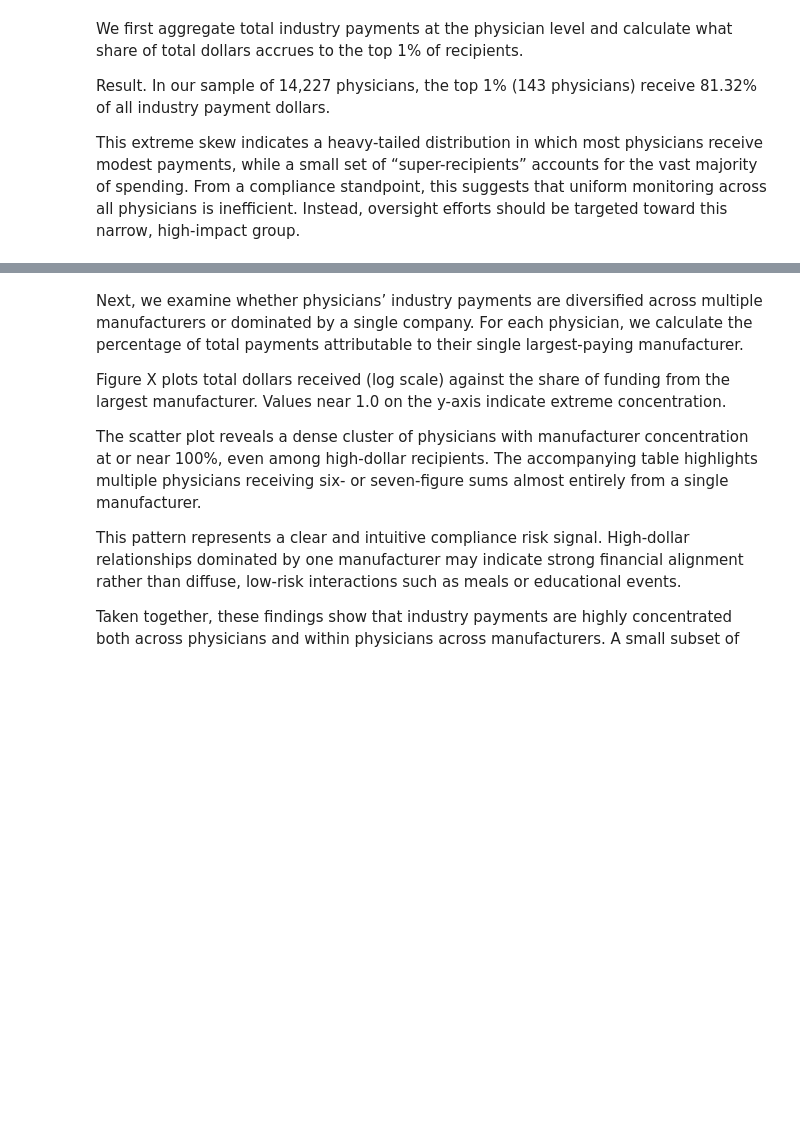
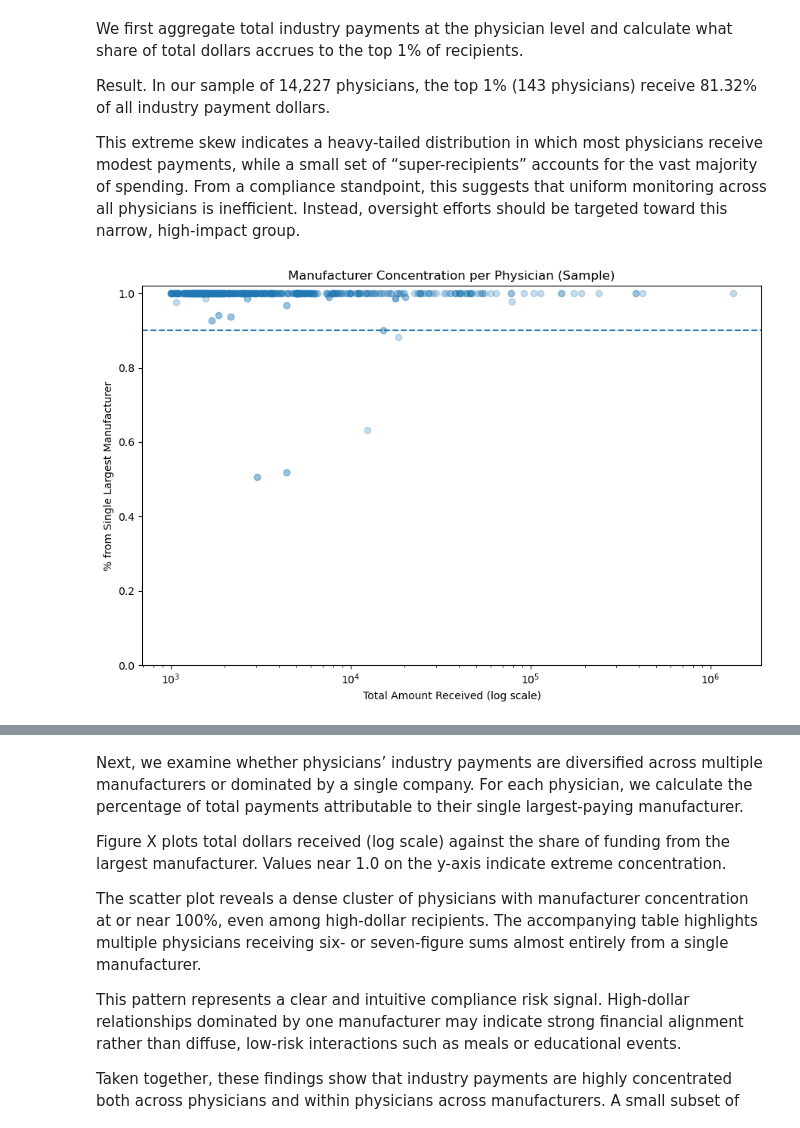
Before and after one commit to deyuz003/busn32120_midtermgroup18, a Jupyter notebook: analysis.ipynb, the cells around one changed output, grey strips where cells are left out. Saved outputs shown, nothing was run; the diff lists cells and outputs as text; code cells hidden in the pictures; blank space fills up the shorter version.

```diff
--- a/analysis.ipynb
+++ b/analysis.ipynb
@@ -563,4 +564,4 @@ print("Wrote:", sample_path)
 # %%
-df = pd.read_csv(sample_path, low_memory=False)
-print(df.shape)
-df.head()
+p4_df = pd.read_csv(sample_path, low_memory=False)
+print(p4_df.shape)
+p4_df.head()
@@ -572,7 +582,7 @@ Finally, we examine whether industry payments are broadly distributed across phy
 Due to computational constraints, this phase was conducted on a streamed local sample of the Open Payments dataset. The methodology scales directly to the full dataset and is intended to illustrate compliance-relevant patterns.
 # %%
 # 1) Keep only Phase 4 columns (lightweight)
-df = df[
+p4_df = p4_df[
     ["Covered_Recipient_NPI",
      "Total_Amount_of_Payment_USDollars",
      "Applicable_Manufacturer_or_Applicable_GPO_Making_Payment_Name",
@@ -583,7 +593,7 @@ df = df[
 ].copy()
 
 # 2) Rename to simple names
-df = df.rename(columns={
+p4_df = p4_df.rename(columns={
     "Covered_Recipient_NPI": "recipient_id",
     "Total_Amount_of_Payment_USDollars": "payment_amount",
     "Applicable_Manufacturer_or_Applicable_GPO_Making_Payment_Name": "manufacturer",
@@ -594,15 +604,15 @@ df = df.rename(columns={
 })
 
 # 3) Clean
-df["payment_amount"] = pd.to_numeric(df["payment_amount"], errors="coerce")
-df = df.dropna(subset=["recipient_id", "payment_amount", "manufacturer"])
-df = df[df["payment_amount"] > 0].copy()
+p4_df["payment_amount"] = pd.to_numeric(p4_df["payment_amount"], errors="coerce")
+p4_df = p4_df.dropna(subset=["recipient_id", "payment_amount", "manufacturer"])
+p4_df = p4_df[p4_df["payment_amount"] > 0].copy()
 
 # Optional: keep only physicians (recommended for our writeup)
-df = df[df["recipient_type"].astype(str).str.contains("Physician", case=False, na=False)].copy()
+p4_df = p4_df[p4_df["recipient_type"].astype(str).str.contains("Physician", case=False, na=False)].copy()
 
 # Add name column
-df["recipient_name"] = (df["first_name"].fillna("").astype(str).str.strip() + " " +
-                        df["last_name"].fillna("").astype(str).str.strip()).str.strip()
+p4_df["recipient_name"] = (p4_df["first_name"].fillna("").astype(str).str.strip() + " " +
+                        p4_df["last_name"].fillna("").astype(str).str.strip()).str.strip()
 
-df.shape, df.head()
+p4_df.shape, p4_df.head()
@@ -652,7 +644,7 @@ This extreme skew indicates a heavy-tailed distribution in which most physicians
 import matplotlib.pyplot as plt
 
 pm = (
-    df.groupby(["recipient_id", "manufacturer"], as_index=False)
+    p4_df.groupby(["recipient_id", "manufacturer"], as_index=False)
       .agg(amount_from_mfr=("payment_amount", "sum"))
 )
 
@@ -660,31 +652,33 @@ totals = pm.groupby("recipient_id", as_index=False)["amount_from_mfr"].sum().ren
 top_source = pm.sort_values(["recipient_id","amount_from_mfr"], ascending=[True, False]).drop_duplicates("recipient_id")
 top_source = top_source.rename(columns={"manufacturer":"top_manufacturer", "amount_from_mfr":"top_manufacturer_amount"})
 
 conc = totals.merge(top_source[["recipient_id","top_manufacturer","top_manufacturer_amount"]], on="recipient_id", how="left")
 conc["pct_from_top_manufacturer"] = conc["top_manufacturer_amount"] / conc["total_received"]
 
 # add names
-name_map = df[["recipient_id","recipient_name"]].drop_duplicates()
+name_map = p4_df[["recipient_id","recipient_name"]].drop_duplicates()
 conc = conc.merge(name_map, on="recipient_id", how="left")
 
 # Scatter plot
 min_total = 1000  # raise to 5000 if too many points
 plot_df = conc[conc["total_received"] >= min_total].copy()
 
 plt.figure(figsize=(9,6))
 plt.scatter(plot_df["total_received"], plot_df["pct_from_top_manufacturer"], alpha=0.25)
 plt.xscale("log")
 plt.ylim(0, 1.02)
 plt.axhline(0.9, linestyle="--")
 plt.title("Manufacturer Concentration per Physician (Sample)")
 plt.xlabel("Total Amount Received (log scale)")
 plt.ylabel("% from Single Largest Manufacturer")
 plt.tight_layout()
 plt.show()
 
 # “Detective list”: high concentration (>=90%) and high dollars
 flag = conc[conc["pct_from_top_manufacturer"] >= 0.90].sort_values("total_received", ascending=False)
 
 display(flag[["recipient_name","recipient_id","total_received","pct_from_top_manufacturer","top_manufacturer"]]
         .head(25)
         .style.format({"total_received":"${:,.0f}", "pct_from_top_manufacturer":"{:.1%}"}))
+# %% [output]
+[figure, added]
```
Also changed, not shown: parts of 9 cells of this notebook, 1 other file.
